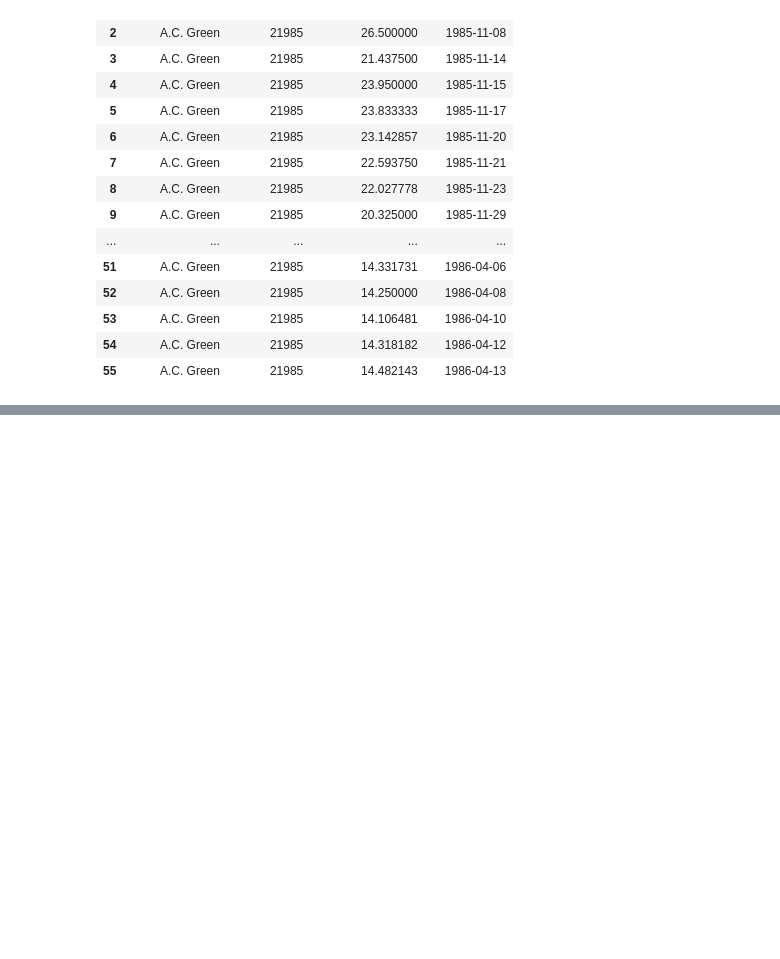
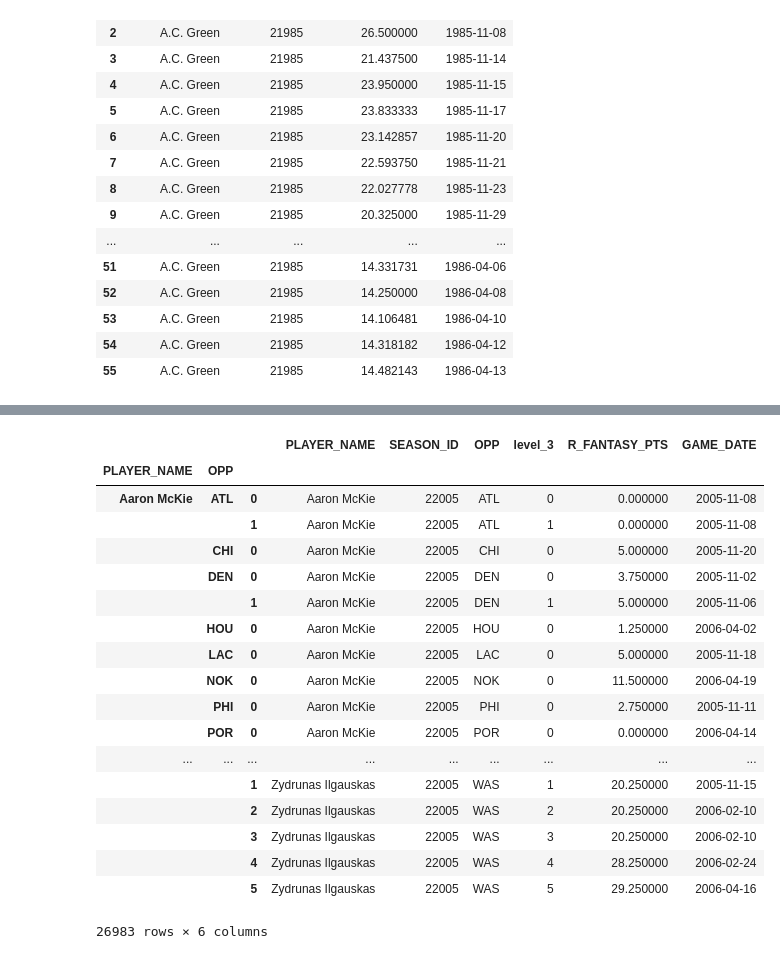
Before and after one commit to diciurcio-d/ShiftEnter, a Jupyter notebook: data_collection_sup.ipynb, the cells around one changed output, grey strips where cells are left out. Cells and saved outputs as stored; diff of their text form; code cells hidden in the pictures; blank space fills up the shorter version.

Commit message:
Rolling Mean

```diff
--- a/data_collection_sup.ipynb
+++ b/data_collection_sup.ipynb
@@ -145,7 +142,7 @@ def rolling_cols(df,col_list,ngames,rolling_kind):
     else:
         return None
 
-    rolling_df = (df.groupby(["PLAYER_NAME","SEASON_ID"])
-                    .apply(lambda x: add_game_date_pts_col(rolling_func((x[col_list],ngames,1)),x.GAME_DATE,x.FANTASY_PTS).reset_index(drop = True)))
-    return rolling_df.reset_index().drop('level_2',axis = 1).rename(columns=dict(zip(col_list,map(lambda x: 'R_' + x,col_list))))
+    rolling_df = (df.groupby(["PLAYER_NAME","SEASON_ID", "OPP"])
+                    .apply(lambda x: add_game_date_pts_col(rolling_func((x[col_list],ngames,1)),x.GAME_DATE).reset_index(drop = True)))
+    return rolling_df.reset_index().rename(columns=dict(zip(col_list,map(lambda x: 'R_' + x,col_list))))
 # %%
@@ -355,0 +377,28 @@ cumsum_df.reset_index().drop('level_2', axis = 1).rename(columns=dict(zip(["FANT
+# %%
+merged_df = pd.merge(df85_15,df85_15.groupby(["PLAYER_NAME",'OPP']).apply(lambda x: x.FANTASY_PTS).reset_index())#.rename(columns = {0:"FANTASY_PTS_AGAINST"}), left_on=['PLAYER_NAME','OPP'],right_on=['PLAYER_NAME','OPP'])
+# %%
+testdata = season_subset(merged_df, 2005, 2006)
+# %%
+high_rollers = testdata.groupby(["PLAYER_NAME",'OPP']).apply(lambda x: rolling_cols(x,['FANTASY_PTS'],3,'mean'))
+# %%
+high_rollers
+# %% [output]
+|  |  |  | PLAYER_NAME | SEASON_ID | OPP | level_3 | R_FANTASY_PTS | GAME_DATE |
+| PLAYER_NAME | OPP |  |  |  |  |  |  |  |
+| Aaron McKie | ATL | 0 | Aaron McKie | 22005 | ATL | 0 | 0.000000 | 2005-11-08 |
+|  |  | 1 | Aaron McKie | 22005 | ATL | 1 | 0.000000 | 2005-11-08 |
+|  | CHI | 0 | Aaron McKie | 22005 | CHI | 0 | 5.000000 | 2005-11-20 |
+|  | DEN | 0 | Aaron McKie | 22005 | DEN | 0 | 3.750000 | 2005-11-02 |
+|  |  | 1 | Aaron McKie | 22005 | DEN | 1 | 5.000000 | 2005-11-06 |
+|  | HOU | 0 | Aaron McKie | 22005 | HOU | 0 | 1.250000 | 2006-04-02 |
+|  | LAC | 0 | Aaron McKie | 22005 | LAC | 0 | 5.000000 | 2005-11-18 |
+|  | NOK | 0 | Aaron McKie | 22005 | NOK | 0 | 11.500000 | 2006-04-19 |
+|  | PHI | 0 | Aaron McKie | 22005 | PHI | 0 | 2.750000 | 2005-11-11 |
+|  | POR | 0 | Aaron McKie | 22005 | POR | 0 | 0.000000 | 2006-04-14 |
+| ... | ... | ... | ... | ... | ... | ... | ... | ... |
+|  |  | 1 | Zydrunas Ilgauskas | 22005 | WAS | 1 | 20.250000 | 2005-11-15 |
+|  |  | 2 | Zydrunas Ilgauskas | 22005 | WAS | 2 | 20.250000 | 2006-02-10 |
+|  |  | 3 | Zydrunas Ilgauskas | 22005 | WAS | 3 | 20.250000 | 2006-02-10 |
+|  |  | 4 | Zydrunas Ilgauskas | 22005 | WAS | 4 | 28.250000 | 2006-02-24 |
+|  |  | 5 | Zydrunas Ilgauskas | 22005 | WAS | 5 | 29.250000 | 2006-04-16 |
+26983 rows × 6 columns
```
Also changed, not shown: parts of 11 cells of this notebook.
